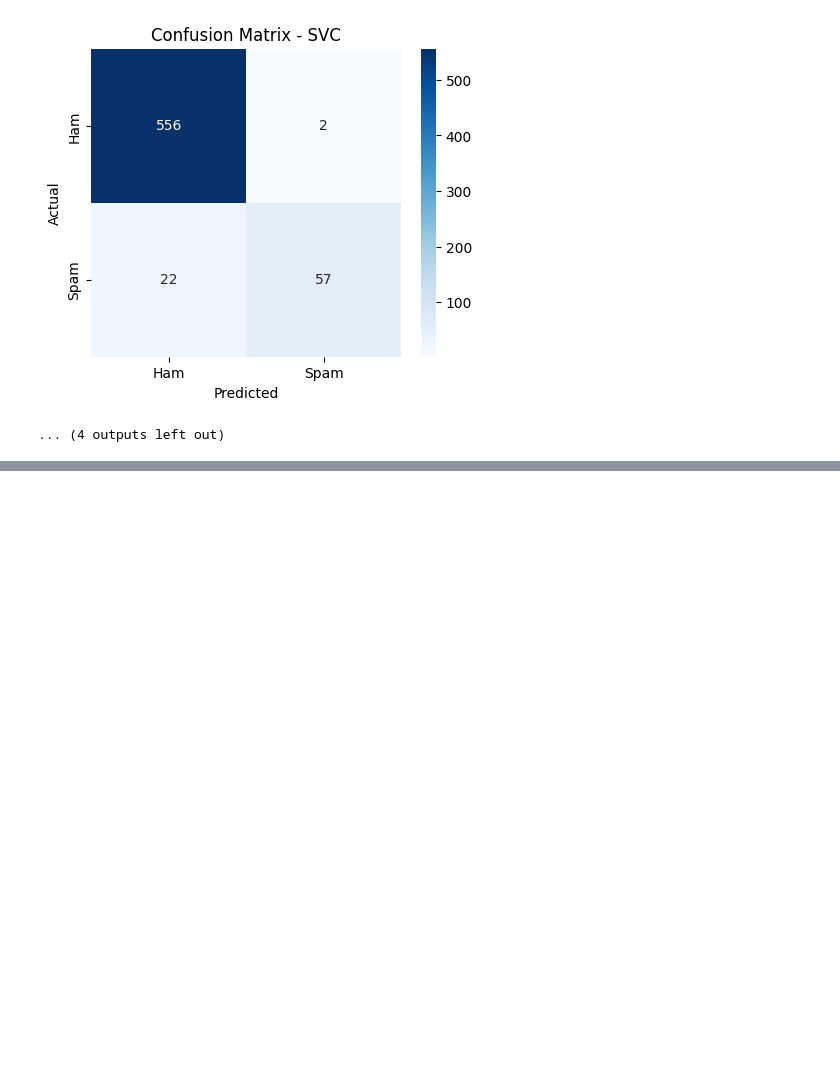
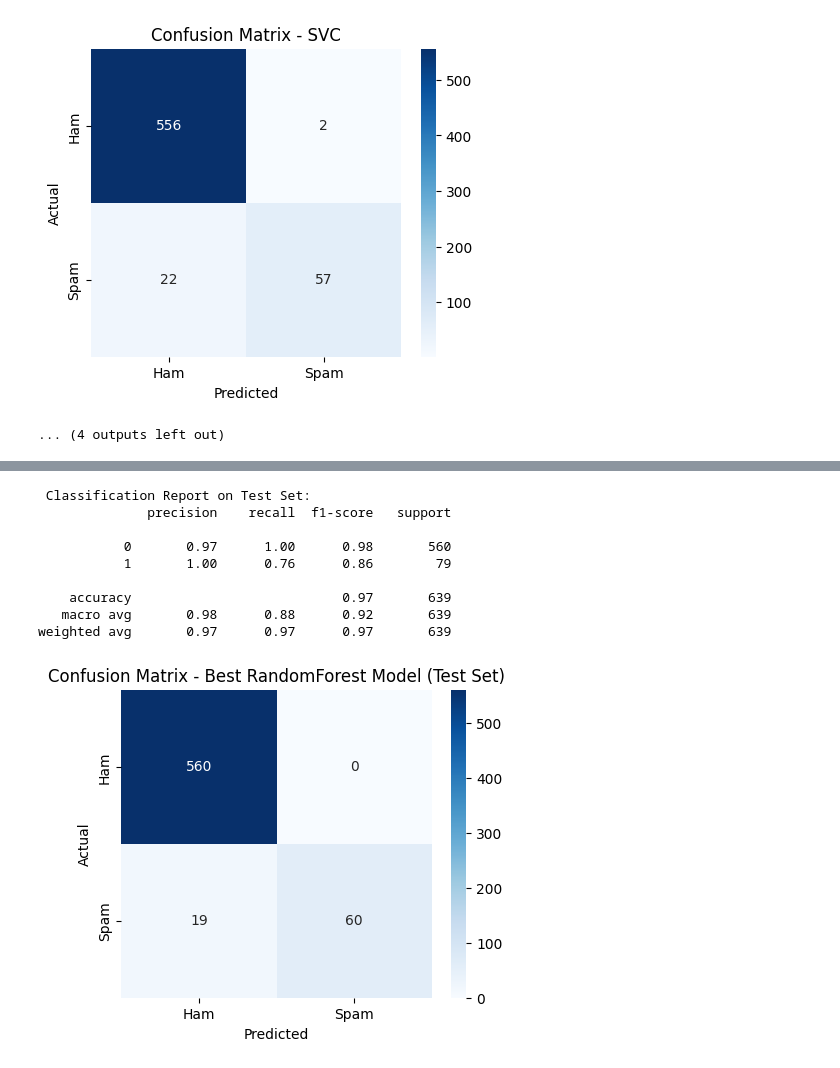
Before and after one commit to msiddhesh/AppliedMachineLearning, a Jupyter notebook: Assignment 1/train.ipynb, the cells around one changed output, grey strips where cells are left out. Cells and saved outputs as stored; diff of their text form; code cells hidden in the pictures; blank space fills up the shorter version.

```diff
--- a/Assignment 1/train.ipynb
+++ b/Assignment 1/train.ipynb
@@ -183,0 +252,27 @@ weighted avg       0.96      0.96      0.96       637
+# %%
+y_test_pred = best_rf_model.predict(X_test_tfidf)
+test_f1 = f1_score(y_test, y_test_pred, average='weighted')
+
+# Print Classification Report for the test set
+print("\n Classification Report on Test Set:")
+print(classification_report(y_test, y_test_pred))
+
+# Confusion Matrix for test set
+plt.figure(figsize=(5,4))
+sns.heatmap(confusion_matrix(y_test, y_test_pred), annot=True, fmt="d", cmap="Blues",
+            xticklabels=["Ham", "Spam"], yticklabels=["Ham", "Spam"])
+plt.xlabel("Predicted")
+plt.ylabel("Actual")
+plt.title("Confusion Matrix - Best RandomForest Model (Test Set)")
+plt.show()
+# %% [output]
+ Classification Report on Test Set:
+              precision    recall  f1-score   support
+
+           0       0.97      1.00      0.98       560
+           1       1.00      0.76      0.86        79
+
+    accuracy                           0.97       639
+   macro avg       0.98      0.88      0.92       639
+weighted avg       0.97      0.97      0.97       639
+[figure, added]
```
Also changed, not shown: parts of 14 cells of this notebook, 2 other files.
